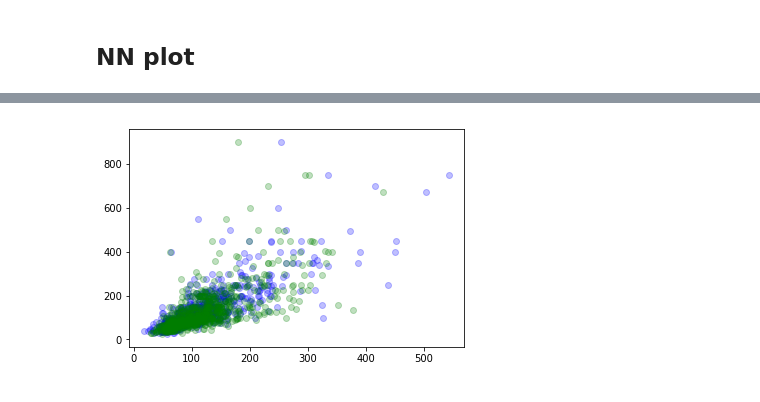
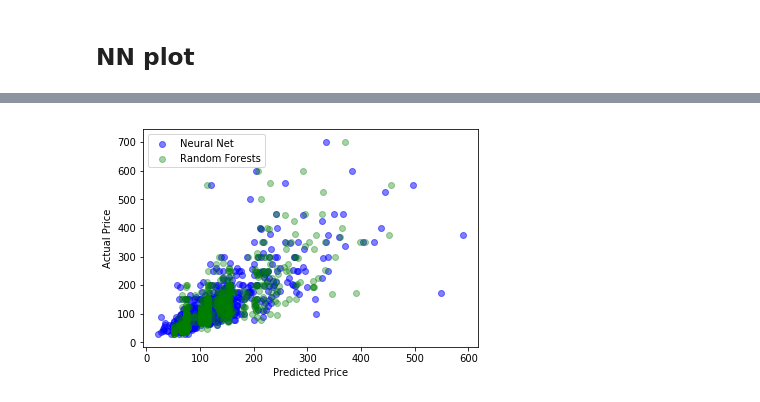
Before and after one commit to joshkeating/inf370-final-project, a Jupyter notebook: analysis.ipynb, the cells around one changed output, grey strips where cells are left out. Cells and saved outputs as stored; diff of their text form; code cells hidden in the pictures.

```diff
--- a/analysis.ipynb
+++ b/analysis.ipynb
@@ -243,9 +221,10 @@ ax = (ax.set_axis_labels("Predictions", "True Values"))
 # %%
-plt.scatter(nn_grid.predict(test_features),test_outcome,color='b', alpha = .25, label = 'Neural Net')
-#plt.scatter(rf_grid.predict(test_features),test_outcome,color='r', alpha = .25, label = 'Random Forests')
-plt.scatter(knn_grid.predict(test_features),test_outcome,color='g', alpha = .25, label = 'K-Nearest Neighbors')
-# plt.xlabel('Predicted Price')
-# plt.ylabel('Actual Price')
+plt.scatter(nn_grid.predict(test_features),test_outcome,color='b', alpha = .5, label = 'Neural Net')
+plt.scatter(rf_grid.predict(test_features),test_outcome,color='g', alpha = .35, label = 'Random Forests')
+# plt.scatter(knn_grid.predict(test_features),test_outcome,color='r', alpha = .25, label = 'K-Nearest Neighbors')
+plt.xlabel('Predicted Price')
+plt.ylabel('Actual Price')
+plt.legend(loc='upper left')
 plt.show()
 # %% [output]
-[figure, old version]
+[figure, new version]
```
Also changed, not shown: parts of 14 cells of this notebook.
